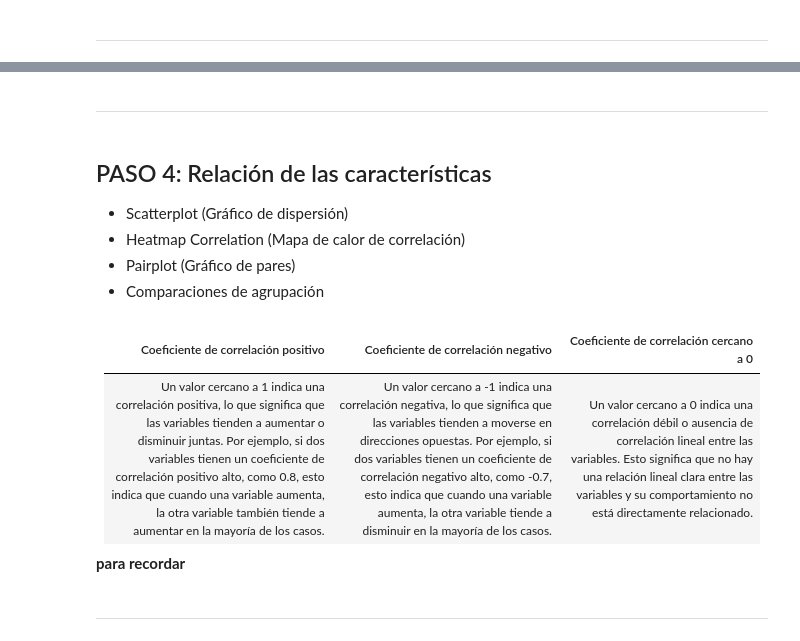
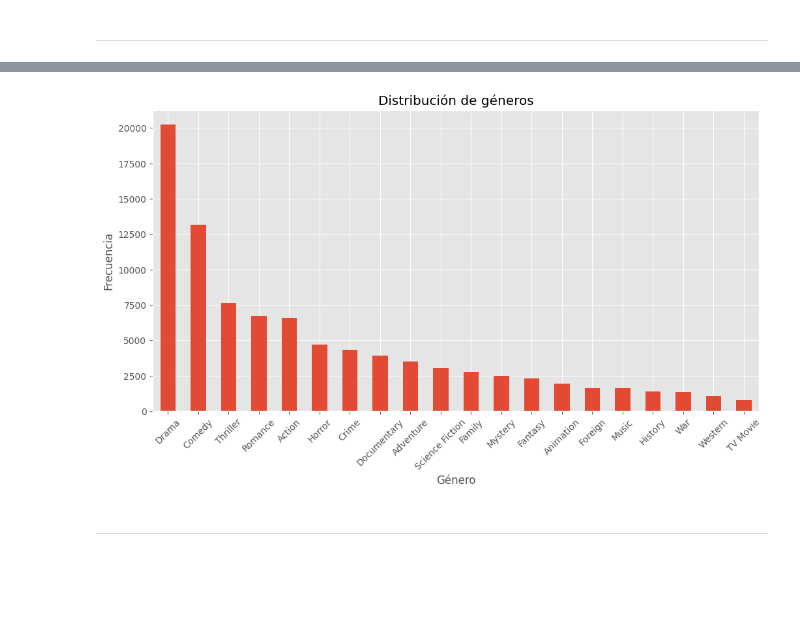
Before and after one commit to AlanTilca/PI_ML_OPS, a Jupyter notebook: ETL_EDA/dataset_movies.ipynb, the cells around one changed output, grey strips where cells are left out. Drawn from its saved outputs; the diff is of its cells as text; code cells hidden in the pictures; blank space fills up the shorter version.

```diff
--- a/ETL_EDA/dataset_movies.ipynb
+++ b/ETL_EDA/dataset_movies.ipynb
@@ -433,9 +361,19 @@ dtype: object
+# %%
+# Crear una lista plana de géneros
+generos_flattened = [genre for genres_list in df_copia['genres'] for genre in genres_list]
+
+# Obtener la frecuencia de cada género
+generos_frecuencia = pd.Series(generos_flattened).value_counts()
+
+# Crear un gráfico de barras para la distribución de géneros
+plt.figure(figsize=(12, 6))
+generos_frecuencia.plot(kind='bar')
+plt.xlabel('Género')
+plt.ylabel('Frecuencia')
+plt.title('Distribución de géneros')
+plt.xticks(rotation=45)
+plt.show()
+# %% [output]
+[figure, added]
 # %% [markdown]
 ---
-# %% [markdown]
-## PASO 4: Relación de las características
-
-- Scatterplot (Gráfico de dispersión)
-- Heatmap Correlation (Mapa de calor de correlación)
-- Pairplot (Gráfico de pares)
-- Comparaciones de agrupación
@@ -479,8 +379,0 @@ dtype: object
-# %% [markdown]
-| Coeficiente de correlación positivo  | Coeficiente de correlación negativo | Coeficiente de correlación cercano a 0 |
-| ------------- | ------------- | ------------- |
-| Un valor cercano a 1 indica una correlación positiva, lo que significa que las variables tienden a aumentar o disminuir juntas. Por ejemplo, si dos variables tienen un coeficiente de correlación positivo alto, como 0.8, esto indica que cuando una variable aumenta, la otra variable también tiende a aumentar en la mayoría de los casos.  | Un valor cercano a -1 indica una correlación negativa, lo que significa que las variables tienden a moverse en direcciones opuestas. Por ejemplo, si dos variables tienen un coeficiente de correlación negativo alto, como -0.7, esto indica que cuando una variable aumenta, la otra variable tiende a disminuir en la mayoría de los casos. | Un valor cercano a 0 indica una correlación débil o ausencia de correlación lineal entre las variables. Esto significa que no hay una relación lineal clara entre las variables y su comportamiento no está directamente relacionado. |
-
-**para recordar**
-# %% [markdown]
----
```
Also changed, not shown: parts of 25 cells of this notebook, 2 other files.
